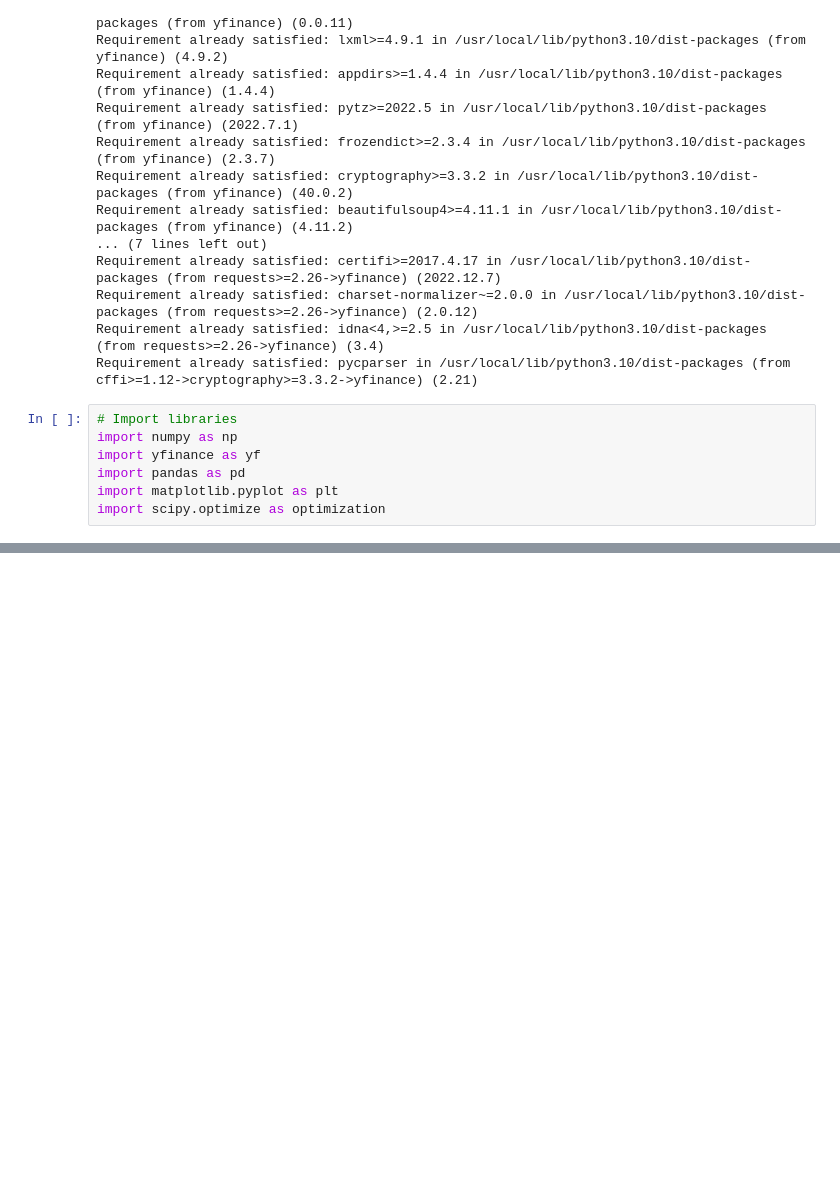
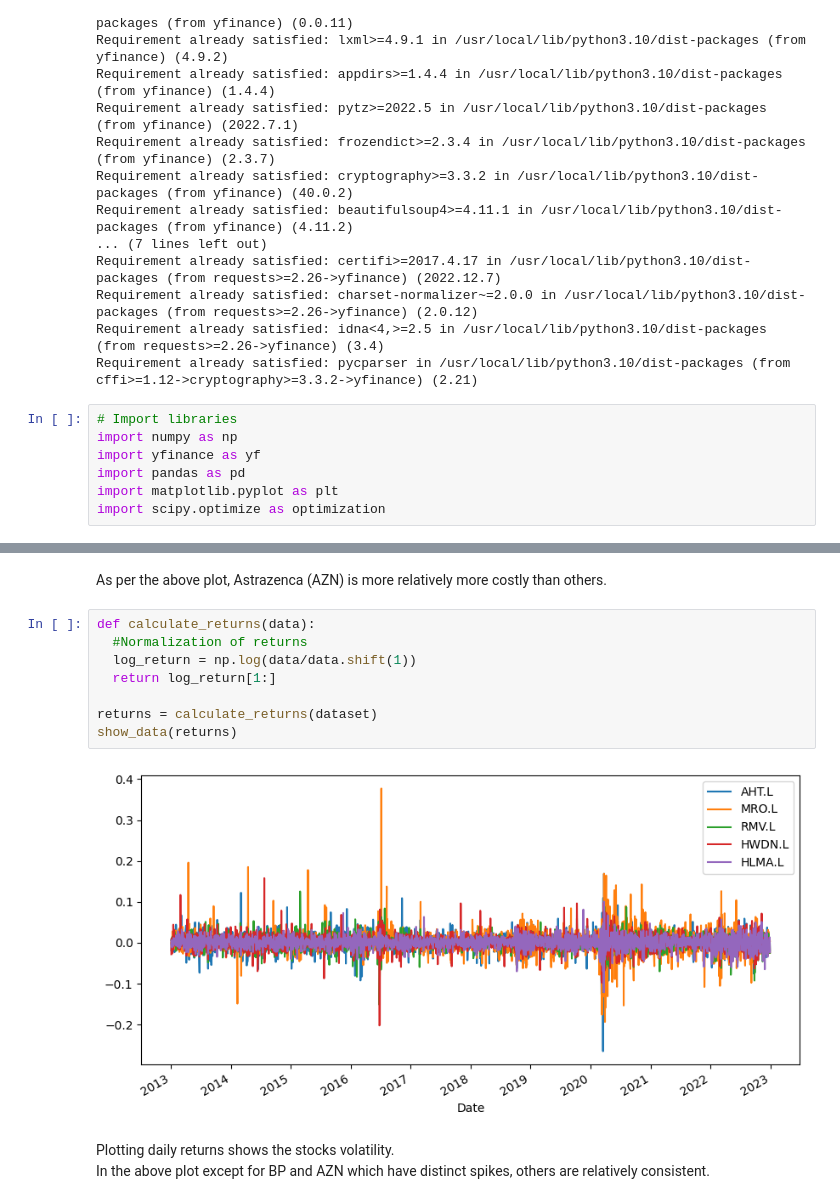
Before and after one commit to stonewallmhk/QuantMindi, a Jupyter notebook: ModernPortfolioTheory.ipynb, the cells around one changed output, grey strips where cells are left out. Saved outputs shown, nothing was run; the diff lists cells and outputs as text; blank space fills up the shorter version.

```diff
--- a/ModernPortfolioTheory.ipynb
+++ b/ModernPortfolioTheory.ipynb
@@ -165,0 +91,15 @@ Expected return, volatility and Sharpe ratio:  [0.21237315 0.20573073 1.03228695
+# %% [markdown]
+As per the above plot, Astrazenca (AZN) is more relatively more costly than others.
+# %%
+def calculate_returns(data):
+  #Normalization of returns
+  log_return = np.log(data/data.shift(1))
+  return log_return[1:]
+
+returns = calculate_returns(dataset)
+show_data(returns)
+# %% [output]
+[figure, added]
+# %% [markdown]
+Plotting daily returns shows the stocks volatility. <br>
+In the above plot except for BP and AZN which have distinct spikes, others are relatively consistent.
```
Also changed, not shown: parts of 18 cells of this notebook.
